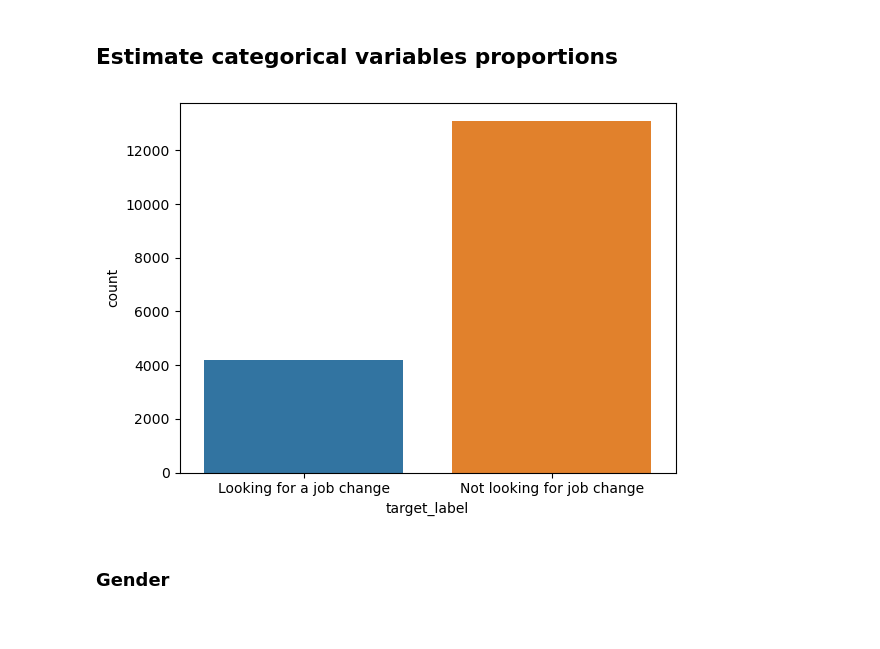
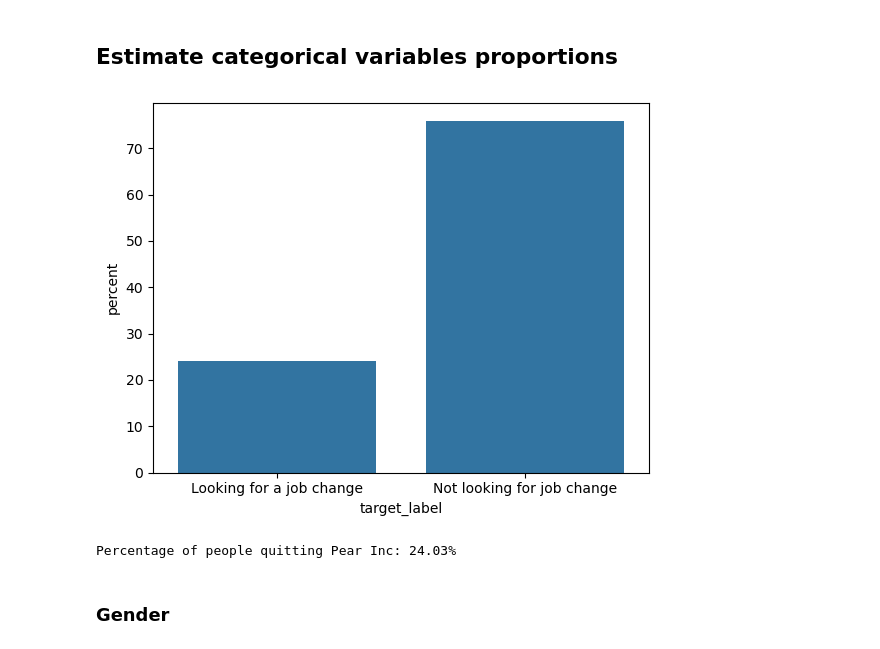
Before and after one commit to teob97/xtream-ai-assignment, a Jupyter notebook: notebooks/challenge_1.ipynb, the cells around one changed output. Saved outputs shown, nothing was run; the diff lists cells and outputs as text; code cells hidden in the pictures.

```diff
--- a/notebooks/challenge_1.ipynb
+++ b/notebooks/challenge_1.ipynb
@@ -218,10 +226,12 @@ plt.show()
 # %% [markdown]
 ## Estimate categorical variables proportions
 # %%
-sns.countplot(data, x='target_label')
+sns.countplot(data, x='target_label', stat='percent')
 plt.show()
+print(f"Percentage of people quitting Pear Inc: {round(sum(data['target'])/len(data['target'])*100,2)}%")
 # %% [output]
-[figure, old version]
+[figure, new version]
+Percentage of people quitting Pear Inc: 24.03%
 # %% [markdown]
 ### Gender
 # %%
```
Also changed, not shown: parts of 28 cells of this notebook, 1 other file.
